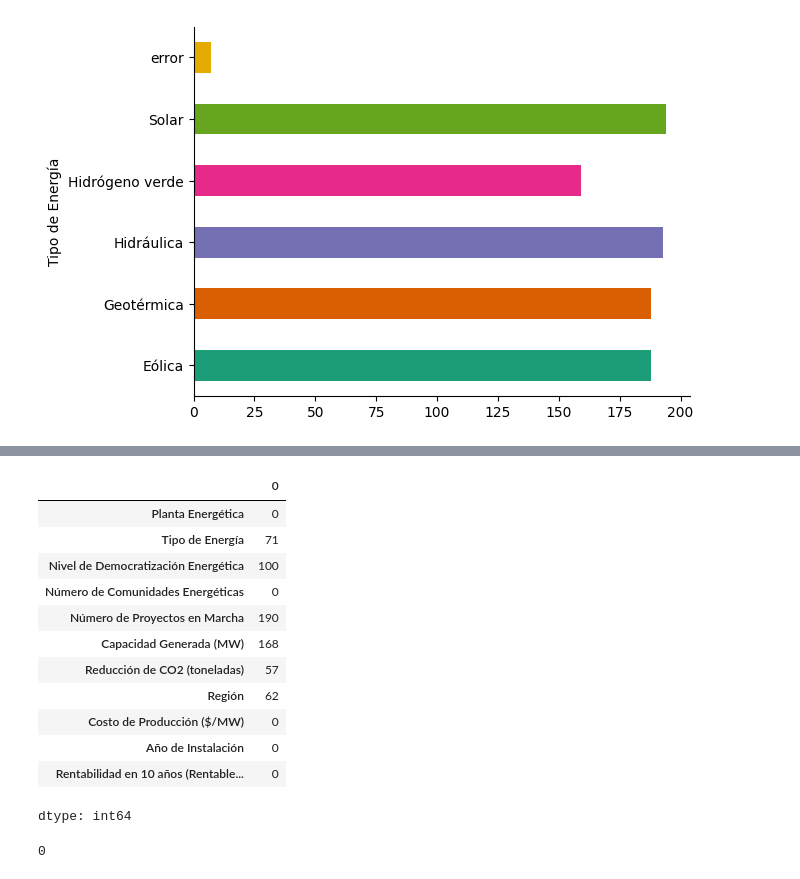
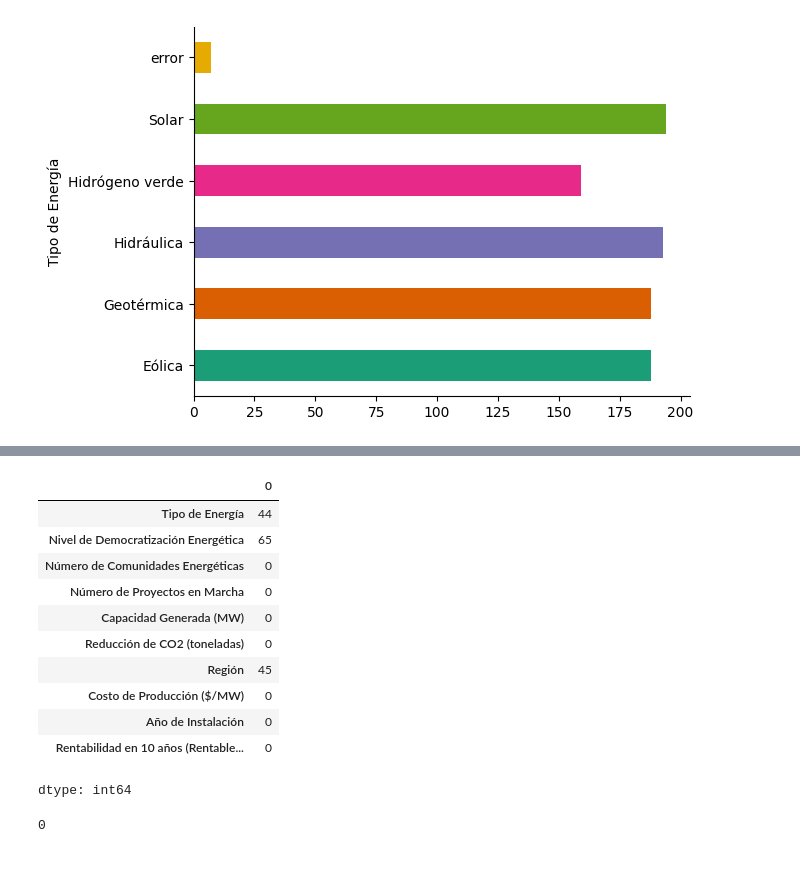
Before and after one commit to gluoneros/talentoTech, a Jupyter notebook: Mision1 (1).ipynb, the cells around one changed output, grey strips where cells are left out. Cells and saved outputs as stored; diff of their text form; code cells hidden in the pictures.

```diff
--- a/Mision1 (1).ipynb
+++ b/Mision1 (1).ipynb
@@ -13,5 +39,5 @@ import seaborn as sns
 # %%
-df = pd.read_csv('/content/dataset_renovables_con_errores.csv')
+df = pd.read_csv('./dataset_renovables_con_errores.csv')
 df
 # %% [output]
 |  | Planta Energética | Tipo de Energía | Nivel de Democratización Energética | Número de Comunidades Energéticas | Número de Proyectos en Marcha | ... |
@@ -189,3 +194,6 @@ df.groupby('Tipo de Energía').size().plot(kind='barh', color=sns.palettes.mpl_p
 plt.gca().spines[['top', 'right',]].set_visible(False)
 # %% [output]
 [figure]
+# %%
+df_eliminados = df.dropna(subset=['Número de Comunidades Energéticas', 'Número de Proyectos en Marcha', 'Capacidad Generada (MW)', 'Reducción de CO2 (toneladas)', 'Costo de Producción ($/MW)'])
+df_eliminados
@@ -288,15 +292,14 @@ plt.boxplot(df_bigotes)
 # %%
-data_eliminados.isnull().sum()
+df_eliminados.isnull().sum()
 # %% [output]
 |  | 0 |
-| Planta Energética | 0 |
-| Tipo de Energía | 71 |
-| Nivel de Democratización Energética | 100 |
+| Tipo de Energía | 44 |
+| Nivel de Democratización Energética | 65 |
 | Número de Comunidades Energéticas | 0 |
-| Número de Proyectos en Marcha | 190 |
-| Capacidad Generada (MW) | 168 |
-| Reducción de CO2 (toneladas) | 57 |
-| Región | 62 |
+| Número de Proyectos en Marcha | 0 |
+| Capacidad Generada (MW) | 0 |
+| Reducción de CO2 (toneladas) | 0 |
+| Región | 45 |
 | Costo de Producción ($/MW) | 0 |
 | Año de Instalación | 0 |
 | Rentabilidad en 10 años (Rentable... | 0 |
```
Also changed, not shown: parts of 69 cells of this notebook, 2 other files.
